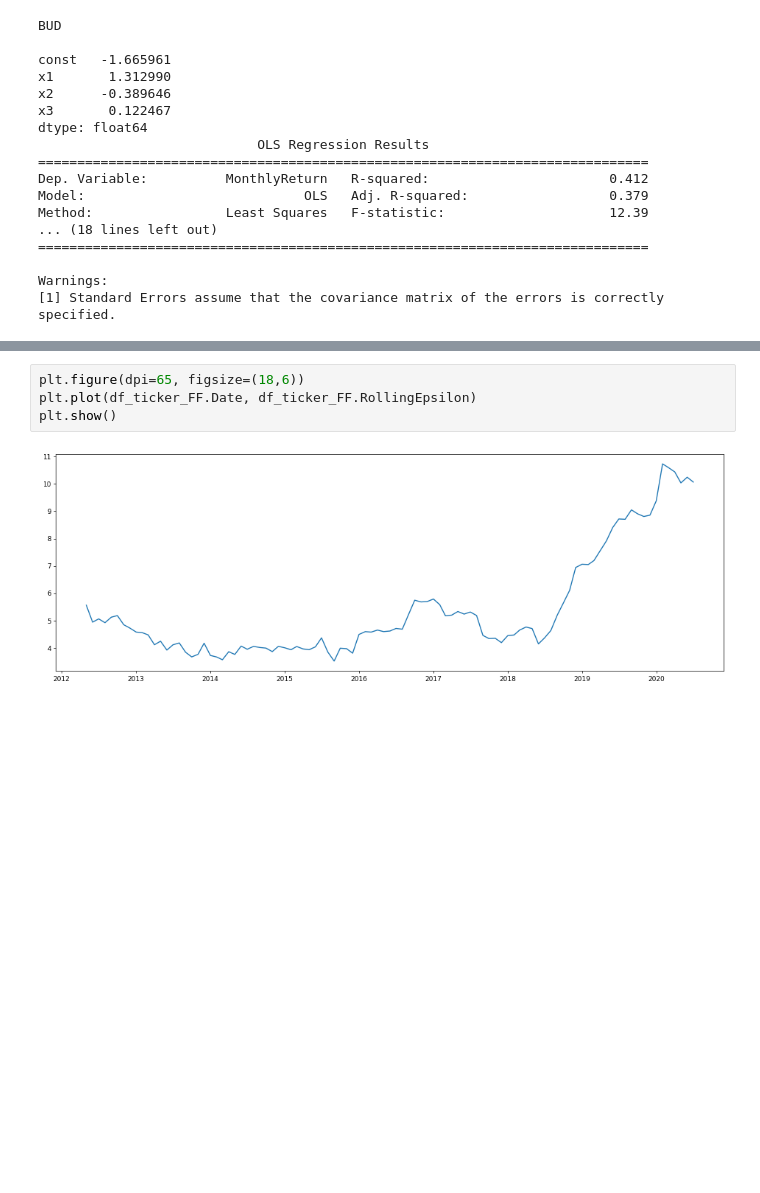
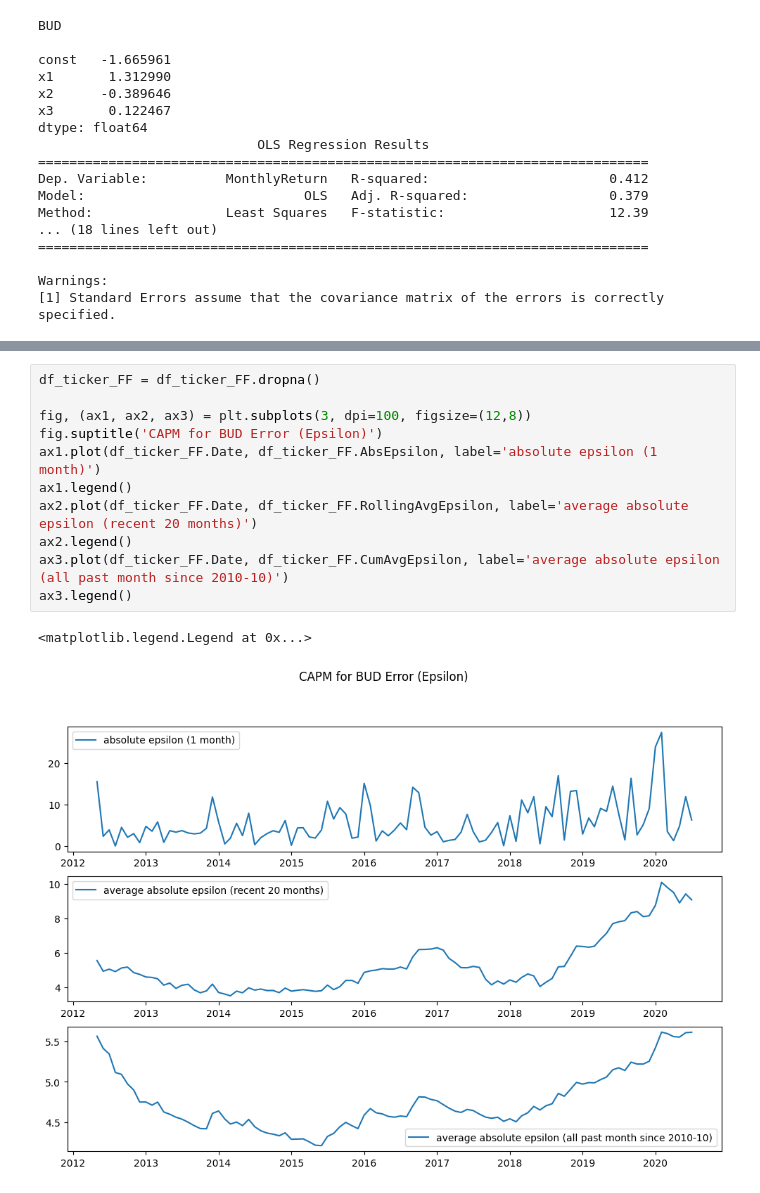
Before and after one commit to chrisliii/FINE-452, a Jupyter notebook: Fama_French.ipynb, the cells around one changed output, grey strips where cells are left out. Saved outputs shown, nothing was run; the diff lists cells and outputs as text; blank space fills up the shorter version.

```diff
--- a/Fama_French.ipynb
+++ b/Fama_French.ipynb
@@ -244,6 +262,14 @@ df_ticker_FF.head()
-# %%
-plt.figure(dpi=65, figsize=(18,6))
-plt.plot(df_ticker_FF.Date, df_ticker_FF.RollingEpsilon)
-plt.show()
-# %% [output]
-[figure, removed]
+# %%
+df_ticker_FF = df_ticker_FF.dropna()
+
+fig, (ax1, ax2, ax3) = plt.subplots(3, dpi=100, figsize=(12,8))
+fig.suptitle('CAPM for BUD Error (Epsilon)')
+ax1.plot(df_ticker_FF.Date, df_ticker_FF.AbsEpsilon, label='absolute epsilon (1 month)')
+ax1.legend()
+ax2.plot(df_ticker_FF.Date, df_ticker_FF.RollingAvgEpsilon, label='average absolute epsilon (recent 20 months)')
+ax2.legend()
+ax3.plot(df_ticker_FF.Date, df_ticker_FF.CumAvgEpsilon, label='average absolute epsilon (all past month since 2010-10)')
+ax3.legend()
+# %% [output]
+<matplotlib.legend.Legend at 0x...>
+[figure, added]
```
Also changed, not shown: parts of 11 cells of this notebook.
